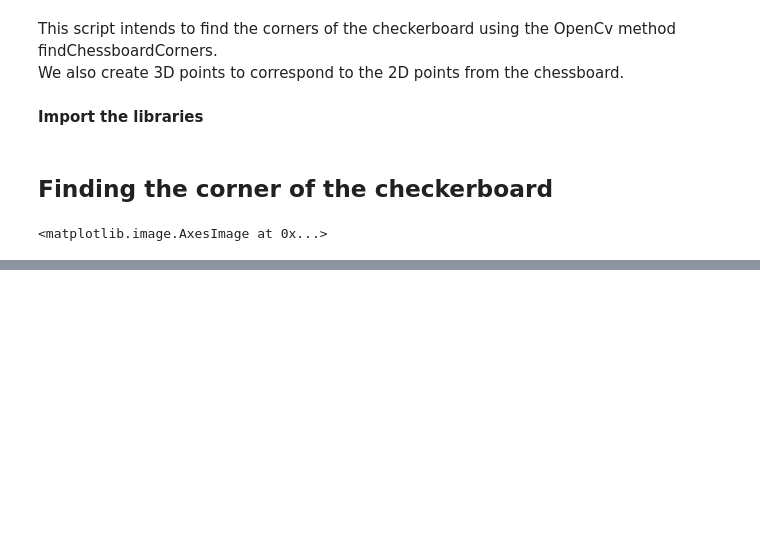
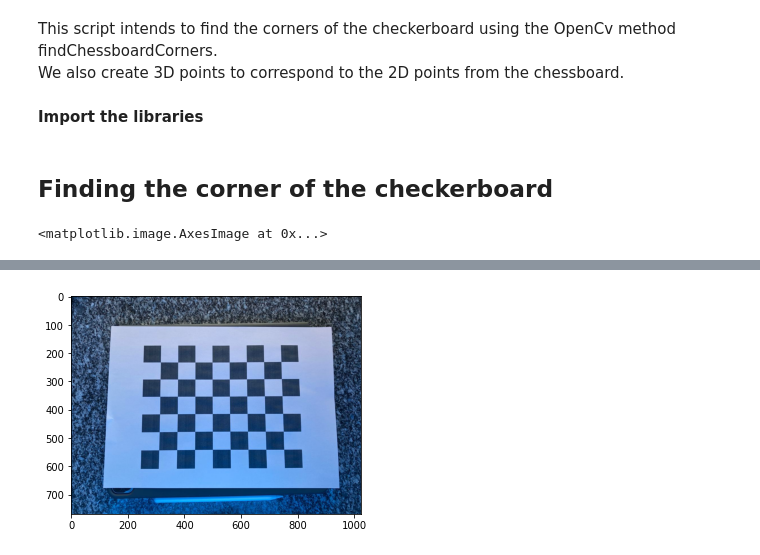
Before and after one commit to joaoalegria1/calibration, a Jupyter notebook: 1.3 Camera Calibration using Harry's Corner.ipynb, the cells around one changed output, grey strips where cells are left out. Saved outputs shown, nothing was run; the diff lists cells and outputs as text; code cells hidden in the pictures; blank space fills up the shorter version.

```diff
--- a/1.3 Camera Calibration using Harry's Corner.ipynb
+++ b/1.3 Camera Calibration using Harry's Corner.ipynb
@@ -16,7 +16,7 @@ import scipy as sp
 ## Finding the corner of the checkerboard
 # %%
 #Import the image
-img = cv2.imread("Chessboard_real_1.jpeg")
+img = cv2.imread("images/Chessboard_real_1.jpeg")
 # convert it to gray scale
 gray = cv2.cvtColor(img,cv2.COLOR_BGR2GRAY)
 
@@ -27,3 +26,4 @@ plt.imshow(img)
+[figure, added]
 # %%
 # stop the iteration when specified
 # accuracy, epsilon, is reached or
```
Also changed, not shown: parts of 3 cells of this notebook, 57 other files.
